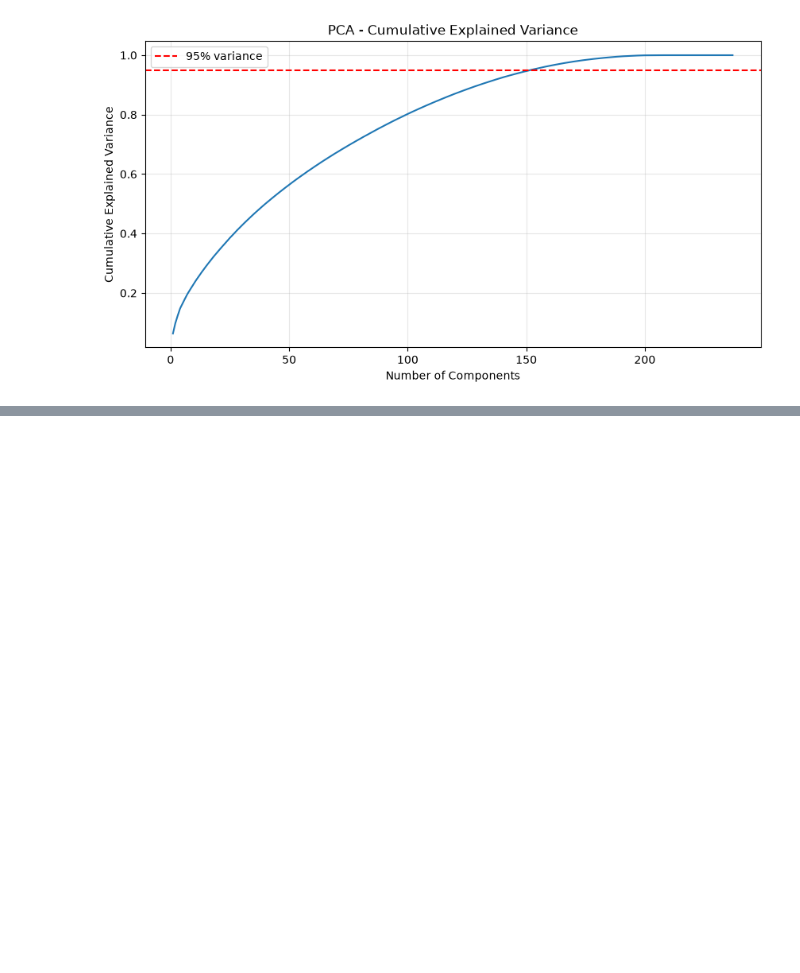
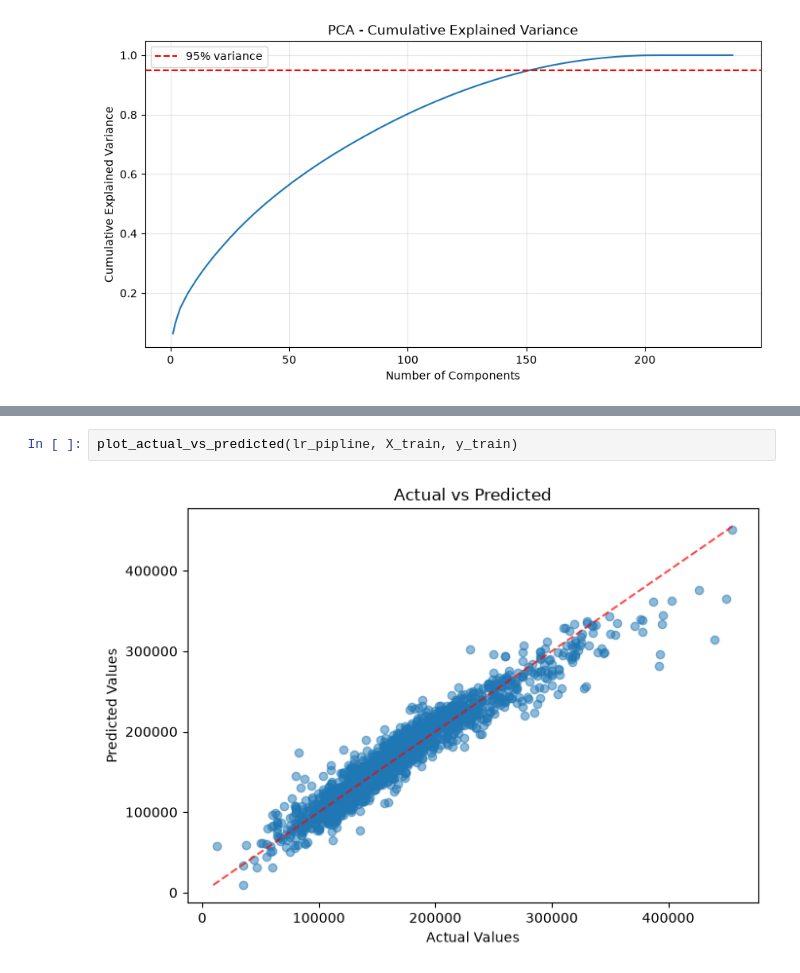
Before and after one commit to Mohamadzf23/ames-housing-price-prediction, a Jupyter notebook: src/ames_housing_price_prediction.ipynb, the cells around one changed output, grey strips where cells are left out. Saved outputs shown, nothing was run; the diff lists cells and outputs as text; blank space fills up the shorter version.

```diff
--- a/src/ames_housing_price_prediction.ipynb
+++ b/src/ames_housing_price_prediction.ipynb
@@ -2765,0 +2835,4 @@ plt.show()
+# %%
+plot_actual_vs_predicted(lr_pipline, X_train, y_train)
+# %% [output]
+[figure, added]
```
Also changed, not shown: parts of 8 cells of this notebook.
